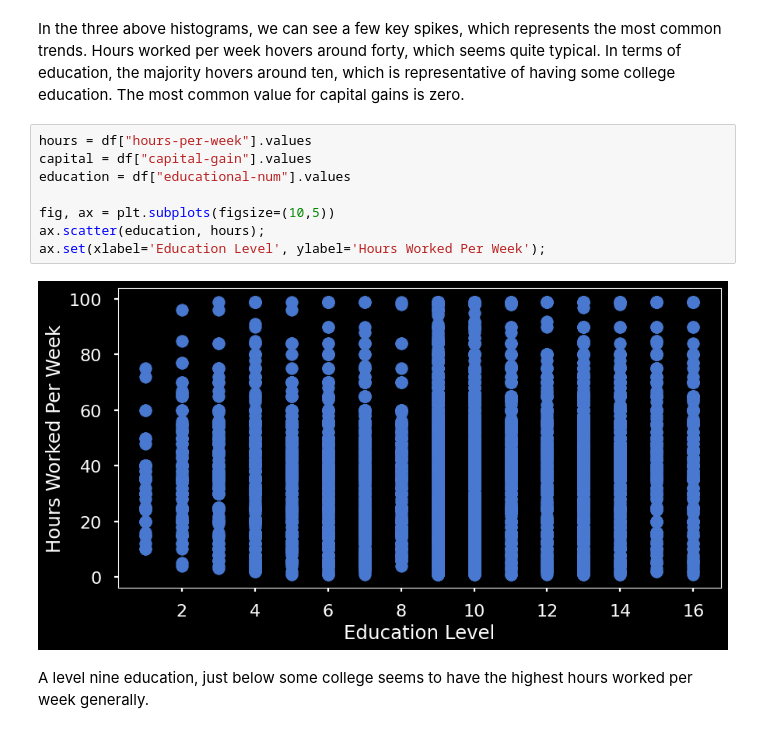
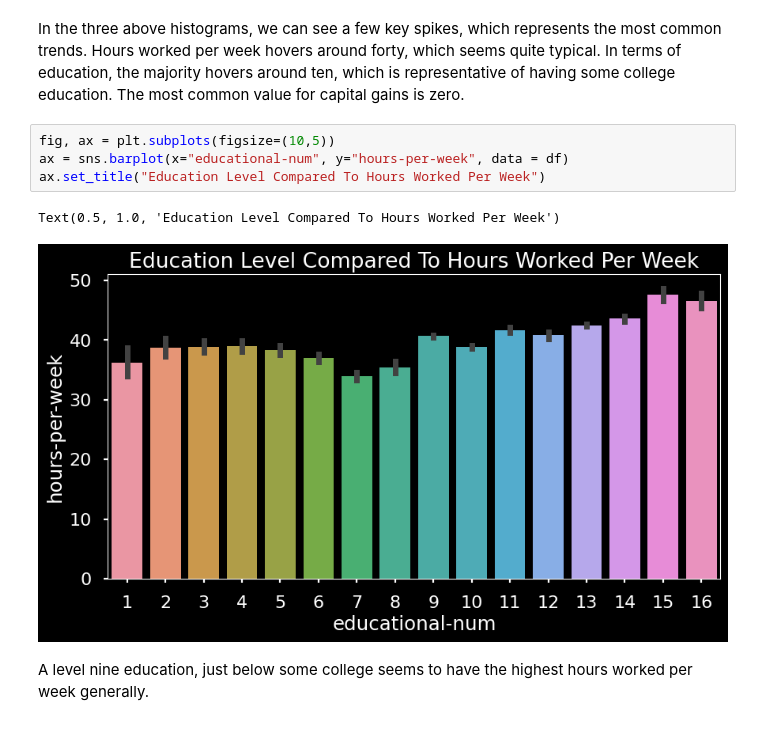
Before and after one commit to JamisonHunter/Adult-Income-Prediction, a Jupyter notebook: adult_income_prediction_j_hunter.ipynb, the cells around one changed output. Saved outputs shown, nothing was run; the diff lists cells and outputs as text.

```diff
--- a/adult_income_prediction_j_hunter.ipynb
+++ b/adult_income_prediction_j_hunter.ipynb
@@ -337,15 +337,12 @@ Text(0.5, 1.0, 'Capital Gains')
 # %% [markdown]
 In the three above histograms, we can see a few key spikes, which represents the most common trends. Hours worked per week hovers around forty, which seems quite typical. In terms of education, the majority hovers around ten, which is representative of having some college education. The most common value for capital gains is zero.
 # %%
-hours = df["hours-per-week"].values
-capital = df["capital-gain"].values
-education = df["educational-num"].values
-
 fig, ax = plt.subplots(figsize=(10,5))
-ax.scatter(education, hours);
-ax.set(xlabel='Education Level', ylabel='Hours Worked Per Week');
+ax = sns.barplot(x="educational-num", y="hours-per-week", data = df)
+ax.set_title("Education Level Compared To Hours Worked Per Week")
 # %% [output]
+Text(0.5, 1.0, 'Education Level Compared To Hours Worked Per Week')
-[figure, old version]
+[figure, new version]
 # %% [markdown]
 A level nine education, just below some college seems to have the highest hours worked per week generally.
 # %%
```
Also changed, not shown: parts of 12 cells of this notebook.
